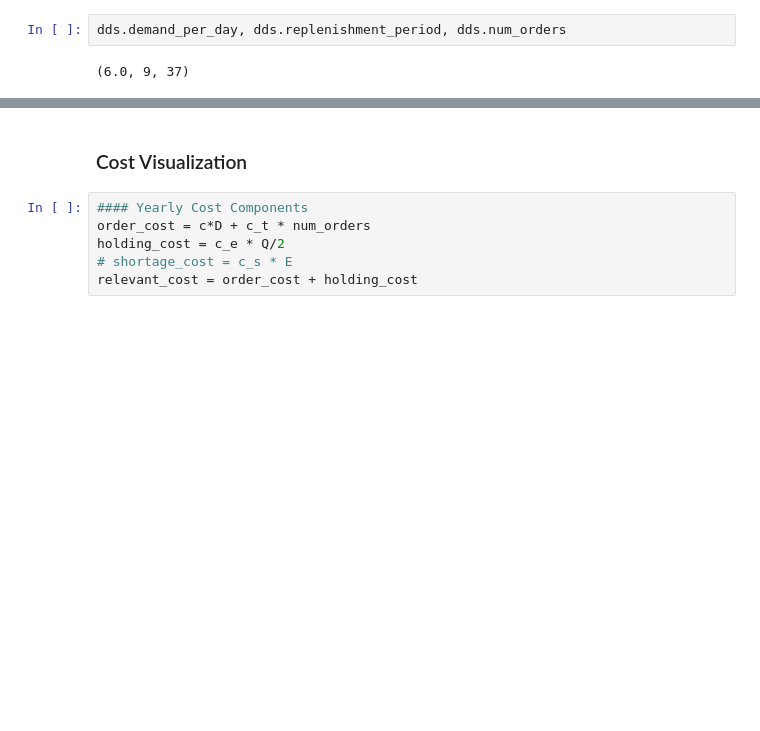
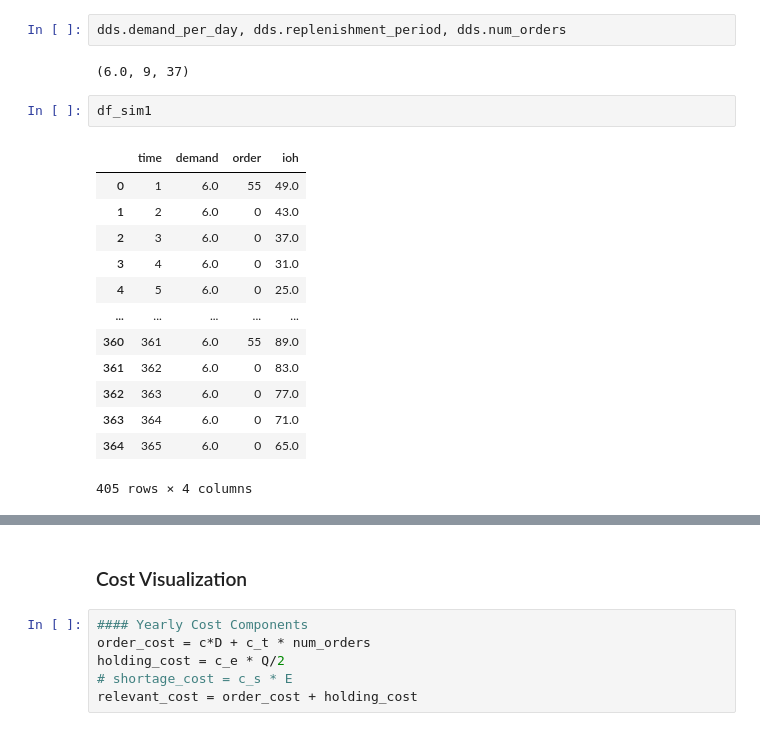
Before and after one commit to ngupta23/inventory-deterministic, a Jupyter notebook: Inventory Management - Deterministic (Class Version).ipynb, the cells around one changed output, grey strips where cells are left out. Saved outputs shown, nothing was run; the diff lists cells and outputs as text; blank space fills up the shorter version.

```diff
--- a/Inventory Management - Deterministic (Class Version).ipynb
+++ b/Inventory Management - Deterministic (Class Version).ipynb
@@ -213,6 +213,22 @@ dds.setup()
 dds.demand_per_day, dds.replenishment_period, dds.num_orders
 # %% [output]
 (6.0, 9, 37)
+# %%
+df_sim1
+# %% [output]
+|  | time | demand | order | ioh |
+| 0 | 1 | 6.0 | 55 | 49.0 |
+| 1 | 2 | 6.0 | 0 | 43.0 |
+| 2 | 3 | 6.0 | 0 | 37.0 |
+| 3 | 4 | 6.0 | 0 | 31.0 |
+| 4 | 5 | 6.0 | 0 | 25.0 |
+| ... | ... | ... | ... | ... |
+| 360 | 361 | 6.0 | 55 | 89.0 |
+| 361 | 362 | 6.0 | 0 | 83.0 |
+| 362 | 363 | 6.0 | 0 | 77.0 |
+| 363 | 364 | 6.0 | 0 | 71.0 |
+| 364 | 365 | 6.0 | 0 | 65.0 |
+405 rows × 4 columns
 # %%
 df_sim1 = dds.sim()
 # %% [output]
```
Also changed, not shown: parts of 3 cells of this notebook.
